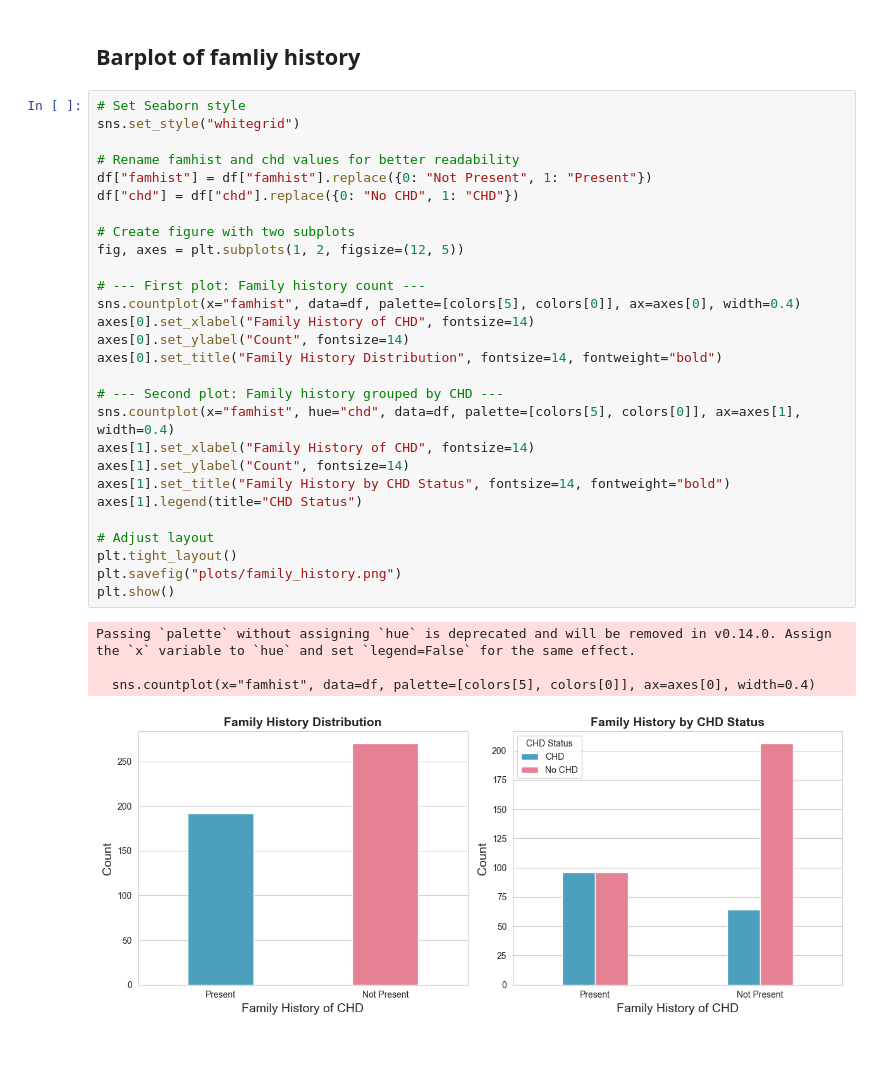
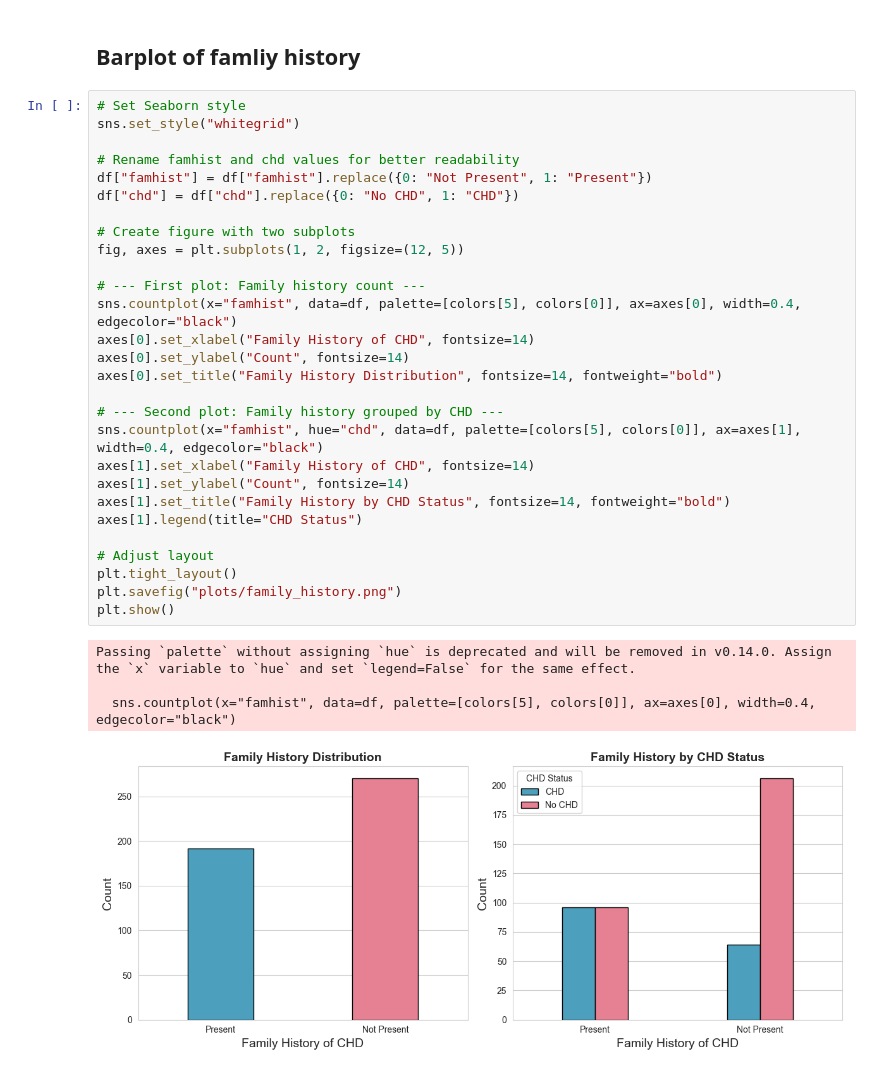
Before and after one commit to trinesoe/02450_Project1, a Jupyter notebook: visualizations.ipynb, the cells around one changed output. Saved outputs shown, nothing was run; the diff lists cells and outputs as text.

Commit message:
Adjust plot

```diff
--- a/visualizations.ipynb
+++ b/visualizations.ipynb
@@ -236,33 +236,33 @@ Passing `palette` without assigning `hue` is deprecated and will be removed in v
 # %%
 # Set Seaborn style
 sns.set_style("whitegrid")
 
 # Rename famhist and chd values for better readability
 df["famhist"] = df["famhist"].replace({0: "Not Present", 1: "Present"})
 df["chd"] = df["chd"].replace({0: "No CHD", 1: "CHD"})
 
 # Create figure with two subplots
 fig, axes = plt.subplots(1, 2, figsize=(12, 5))
 
 # --- First plot: Family history count ---
-sns.countplot(x="famhist", data=df, palette=[colors[5], colors[0]], ax=axes[0], width=0.4)
+sns.countplot(x="famhist", data=df, palette=[colors[5], colors[0]], ax=axes[0], width=0.4, edgecolor="black")
 axes[0].set_xlabel("Family History of CHD", fontsize=14)
 axes[0].set_ylabel("Count", fontsize=14)
 axes[0].set_title("Family History Distribution", fontsize=14, fontweight="bold")
 
 # --- Second plot: Family history grouped by CHD ---
-sns.countplot(x="famhist", hue="chd", data=df, palette=[colors[5], colors[0]], ax=axes[1], width=0.4)
+sns.countplot(x="famhist", hue="chd", data=df, palette=[colors[5], colors[0]], ax=axes[1], width=0.4, edgecolor="black")
 axes[1].set_xlabel("Family History of CHD", fontsize=14)
 axes[1].set_ylabel("Count", fontsize=14)
 axes[1].set_title("Family History by CHD Status", fontsize=14, fontweight="bold")
 axes[1].legend(title="CHD Status")
 
 # Adjust layout
 plt.tight_layout()
 plt.savefig("plots/family_history.png")
 plt.show()
 # %% [output]
 Passing `palette` without assigning `hue` is deprecated and will be removed in v0.14.0. Assign the `x` variable to `hue` and set `legend=False` for the same effect.
 
-  sns.countplot(x="famhist", data=df, palette=[colors[5], colors[0]], ax=axes[0], width=0.4)
+  sns.countplot(x="famhist", data=df, palette=[colors[5], colors[0]], ax=axes[0], width=0.4, edgecolor="black")
-[figure, old version]
+[figure, new version]
```
